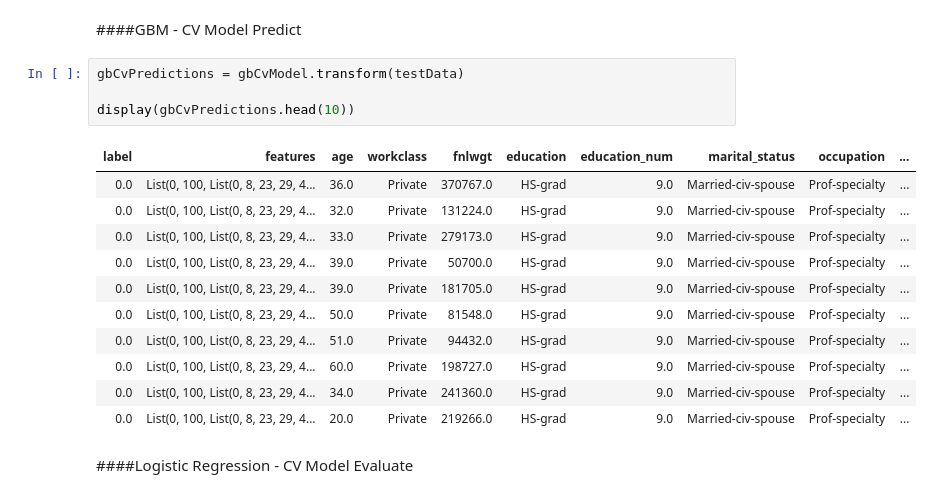
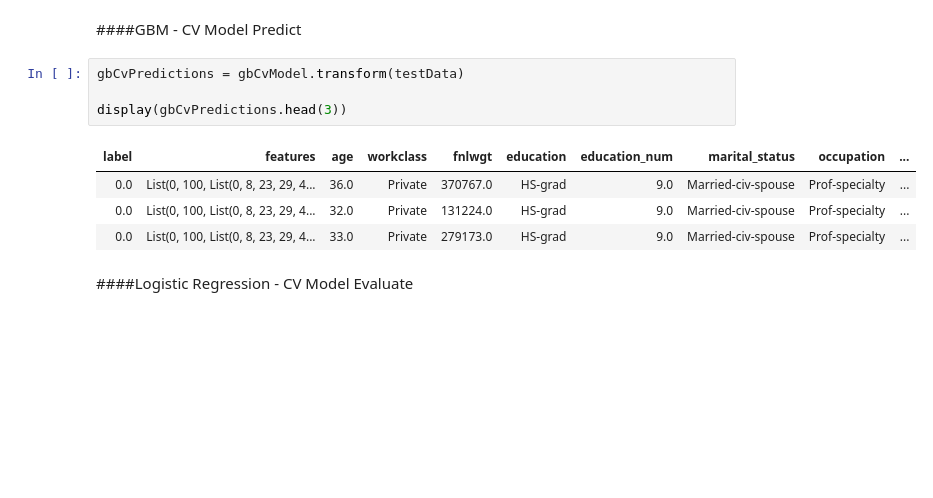
Before and after one commit to adriensaremi/Springboard, a Jupyter notebook: Mini_projects/mini_project_11_spark/Spark DF, SQL, ML Exercise.ipynb, the cells around one changed output. Saved outputs shown, nothing was run; the diff lists cells and outputs as text; blank space fills up the shorter version.

```diff
--- a/Mini_projects/mini_project_11_spark/Spark DF, SQL, ML Exercise.ipynb
+++ b/Mini_projects/mini_project_11_spark/Spark DF, SQL, ML Exercise.ipynb
@@ -626,19 +597,12 @@ display(lrCvPredictions.head(10))
 # %%
 gbCvPredictions = gbCvModel.transform(testData)
 
-display(gbCvPredictions.head(10))
+display(gbCvPredictions.head(3))
 # %% [output]
 | label | features | age | workclass | fnlwgt | education | education_num | marital_status | occupation | ... |
 | 0.0 | List(0, 100, List(0, 8, 23, 29, 4... | 36.0 | Private | 370767.0 | HS-grad | 9.0 | Married-civ-spouse | Prof-specialty | ... |
 | 0.0 | List(0, 100, List(0, 8, 23, 29, 4... | 32.0 | Private | 131224.0 | HS-grad | 9.0 | Married-civ-spouse | Prof-specialty | ... |
 | 0.0 | List(0, 100, List(0, 8, 23, 29, 4... | 33.0 | Private | 279173.0 | HS-grad | 9.0 | Married-civ-spouse | Prof-specialty | ... |
-| 0.0 | List(0, 100, List(0, 8, 23, 29, 4... | 39.0 | Private | 50700.0 | HS-grad | 9.0 | Married-civ-spouse | Prof-specialty | ... |
-| 0.0 | List(0, 100, List(0, 8, 23, 29, 4... | 39.0 | Private | 181705.0 | HS-grad | 9.0 | Married-civ-spouse | Prof-specialty | ... |
-| 0.0 | List(0, 100, List(0, 8, 23, 29, 4... | 50.0 | Private | 81548.0 | HS-grad | 9.0 | Married-civ-spouse | Prof-specialty | ... |
-| 0.0 | List(0, 100, List(0, 8, 23, 29, 4... | 51.0 | Private | 94432.0 | HS-grad | 9.0 | Married-civ-spouse | Prof-specialty | ... |
-| 0.0 | List(0, 100, List(0, 8, 23, 29, 4... | 60.0 | Private | 198727.0 | HS-grad | 9.0 | Married-civ-spouse | Prof-specialty | ... |
-| 0.0 | List(0, 100, List(0, 8, 23, 29, 4... | 34.0 | Private | 241360.0 | HS-grad | 9.0 | Married-civ-spouse | Prof-specialty | ... |
-| 0.0 | List(0, 100, List(0, 8, 23, 29, 4... | 20.0 | Private | 219266.0 | HS-grad | 9.0 | Married-civ-spouse | Prof-specialty | ... |
 # %% [markdown]
 ####Logistic Regression - CV Model Evaluate
 # %%
```
Also changed, not shown: parts of 9 cells of this notebook.
